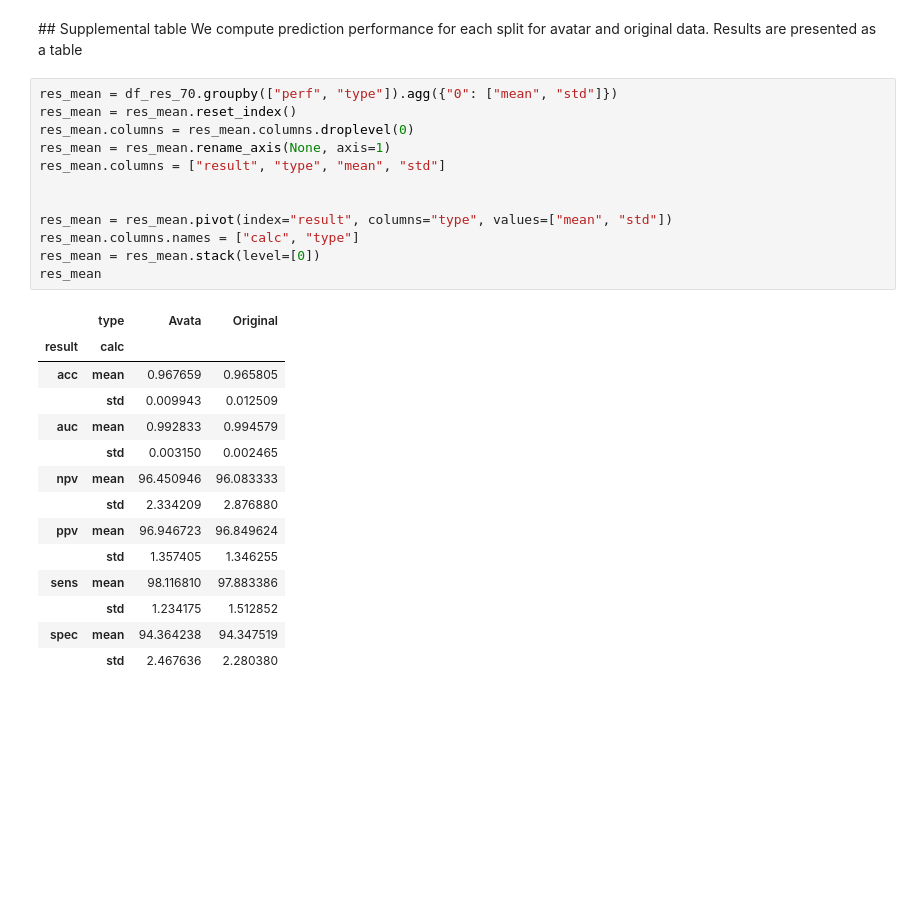
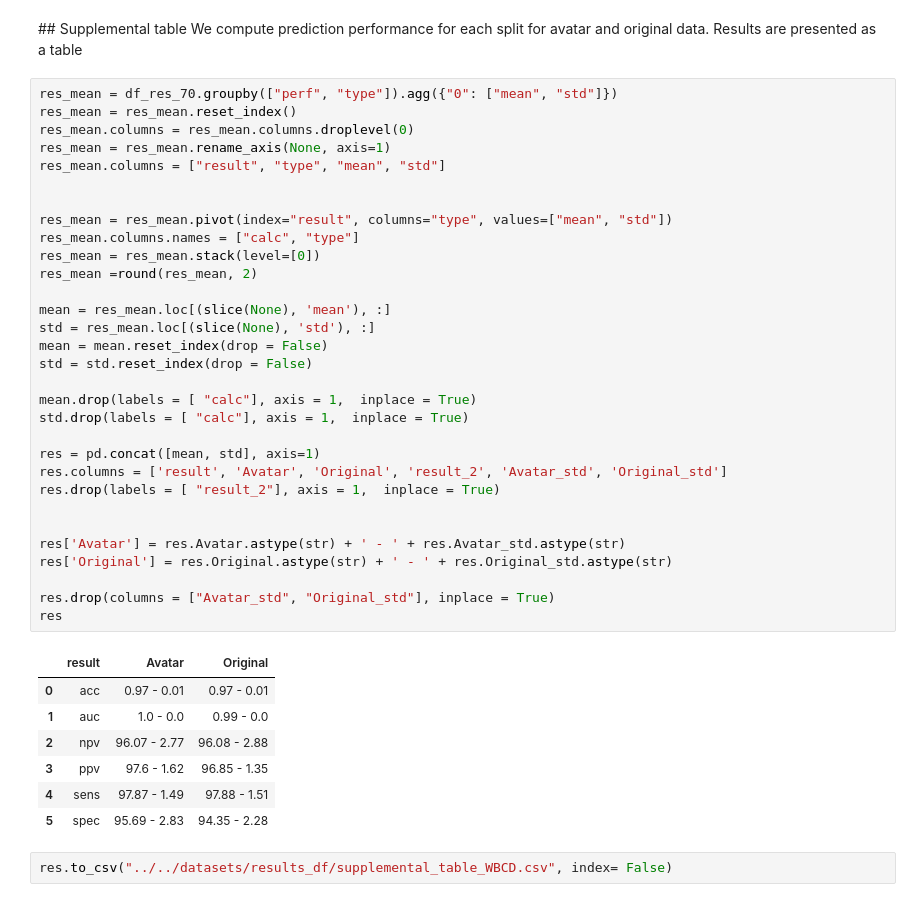
Before and after one commit to octopize/avatar-paper, a Jupyter notebook: notebooks/final_figure/messageA_WBCD_python.ipynb, the cells around one changed output. Cells and saved outputs as stored; diff of their text form; blank space fills up the shorter version.

```diff
--- a/notebooks/final_figure/messageA_WBCD_python.ipynb
+++ b/notebooks/final_figure/messageA_WBCD_python.ipynb
@@ -377,27 +375,41 @@ Results are presented as a table
 # %%
 res_mean = df_res_70.groupby(["perf", "type"]).agg({"0": ["mean", "std"]})
 res_mean = res_mean.reset_index()
 res_mean.columns = res_mean.columns.droplevel(0)
 res_mean = res_mean.rename_axis(None, axis=1)
 res_mean.columns = ["result", "type", "mean", "std"]
 
 
 res_mean = res_mean.pivot(index="result", columns="type", values=["mean", "std"])
 res_mean.columns.names = ["calc", "type"]
 res_mean = res_mean.stack(level=[0])
-res_mean
+res_mean =round(res_mean, 2)
+
+mean = res_mean.loc[(slice(None), 'mean'), :]
+std = res_mean.loc[(slice(None), 'std'), :]
+mean = mean.reset_index(drop = False)
+std = std.reset_index(drop = False)
+
+mean.drop(labels = [ "calc"], axis = 1,  inplace = True)
+std.drop(labels = [ "calc"], axis = 1,  inplace = True)
+
+res = pd.concat([mean, std], axis=1)
+res.columns = ['result', 'Avatar', 'Original', 'result_2', 'Avatar_std', 'Original_std']
+res.drop(labels = [ "result_2"], axis = 1,  inplace = True)
+
+
+res['Avatar'] = res.Avatar.astype(str) + ' - ' + res.Avatar_std.astype(str)
+res['Original'] = res.Original.astype(str) + ' - ' + res.Original_std.astype(str)
+
+res.drop(columns = ["Avatar_std", "Original_std"], inplace = True)
+res
 # %% [output]
-|  | type | Avata | Original |
-| result | calc |  |  |
-| acc | mean | 0.967659 | 0.965805 |
-|  | std | 0.009943 | 0.012509 |
-| auc | mean | 0.992833 | 0.994579 |
-|  | std | 0.003150 | 0.002465 |
-| npv | mean | 96.450946 | 96.083333 |
-|  | std | 2.334209 | 2.876880 |
-| ppv | mean | 96.946723 | 96.849624 |
-|  | std | 1.357405 | 1.346255 |
-| sens | mean | 98.116810 | 97.883386 |
-|  | std | 1.234175 | 1.512852 |
-| spec | mean | 94.364238 | 94.347519 |
-|  | std | 2.467636 | 2.280380 |
+|  | result | Avatar | Original |
+| 0 | acc | 0.97 - 0.01 | 0.97 - 0.01 |
+| 1 | auc | 1.0 - 0.0 | 0.99 - 0.0 |
+| 2 | npv | 96.07 - 2.77 | 96.08 - 2.88 |
+| 3 | ppv | 97.6 - 1.62 | 96.85 - 1.35 |
+| 4 | sens | 97.87 - 1.49 | 97.88 - 1.51 |
+| 5 | spec | 95.69 - 2.83 | 94.35 - 2.28 |
+# %%
+res.to_csv("../../datasets/results_df/supplemental_table_WBCD.csv", index= False)
```
Also changed, not shown: parts of 7 cells of this notebook, 3 other files.
